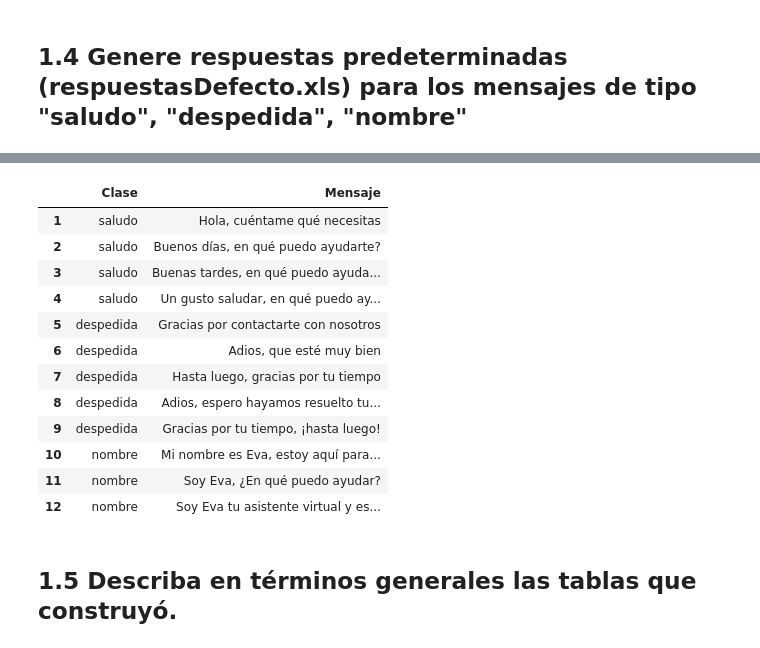
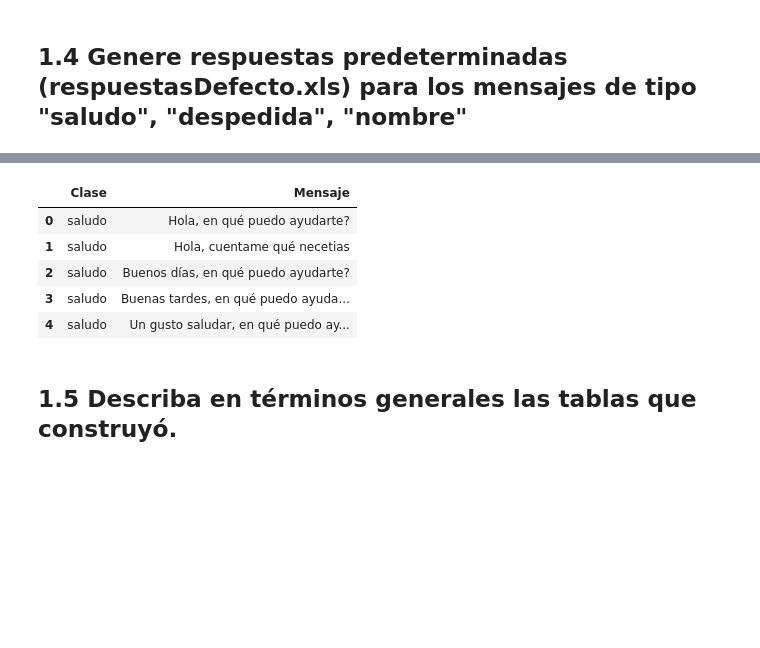
Before and after one commit to alvaro-neira/nlp-homework2, a Jupyter notebook: Tarea_2_NLP_Grupo_3.ipynb, the cells around one changed output, grey strips where cells are left out. Cells and saved outputs as stored; diff of their text form; code cells hidden in the pictures; blank space fills up the shorter version.

```diff
--- a/Tarea_2_NLP_Grupo_3.ipynb
+++ b/Tarea_2_NLP_Grupo_3.ipynb
@@ -139,20 +124,13 @@ Saving to: ‘/content/respuestasDefecto.csv’
 # %%
-answers = pd.read_csv('/content/respuestasDefecto.csv', sep=';')
-answers.tail(12)
+answers = pd.read_csv('/content/respuestasDefecto.csv', sep=',')
+answers.head()
 # %% [output]
 |  | Clase | Mensaje |
-| 1 | saludo | Hola, cuéntame qué necesitas |
+| 0 | saludo | Hola, en qué puedo ayudarte? |
+| 1 | saludo | Hola, cuentame qué necetias |
 | 2 | saludo | Buenos días, en qué puedo ayudarte? |
 | 3 | saludo | Buenas tardes, en qué puedo ayuda... |
 | 4 | saludo | Un gusto saludar, en qué puedo ay... |
-| 5 | despedida | Gracias por contactarte con nosotros |
-| 6 | despedida | Adios, que esté muy bien |
-| 7 | despedida | Hasta luego, gracias por tu tiempo |
-| 8 | despedida | Adios, espero hayamos resuelto tu... |
-| 9 | despedida | Gracias por tu tiempo, ¡hasta luego! |
-| 10 | nombre | Mi nombre es Eva, estoy aquí para... |
-| 11 | nombre | Soy Eva, ¿En qué puedo ayudar? |
-| 12 | nombre | Soy Eva tu asistente virtual y es... |
 # %% [markdown]
 ## 1.5 Describa en términos generales las tablas que construyó.
 # %% [markdown]
```
Also changed, not shown: parts of 46 cells of this notebook.
